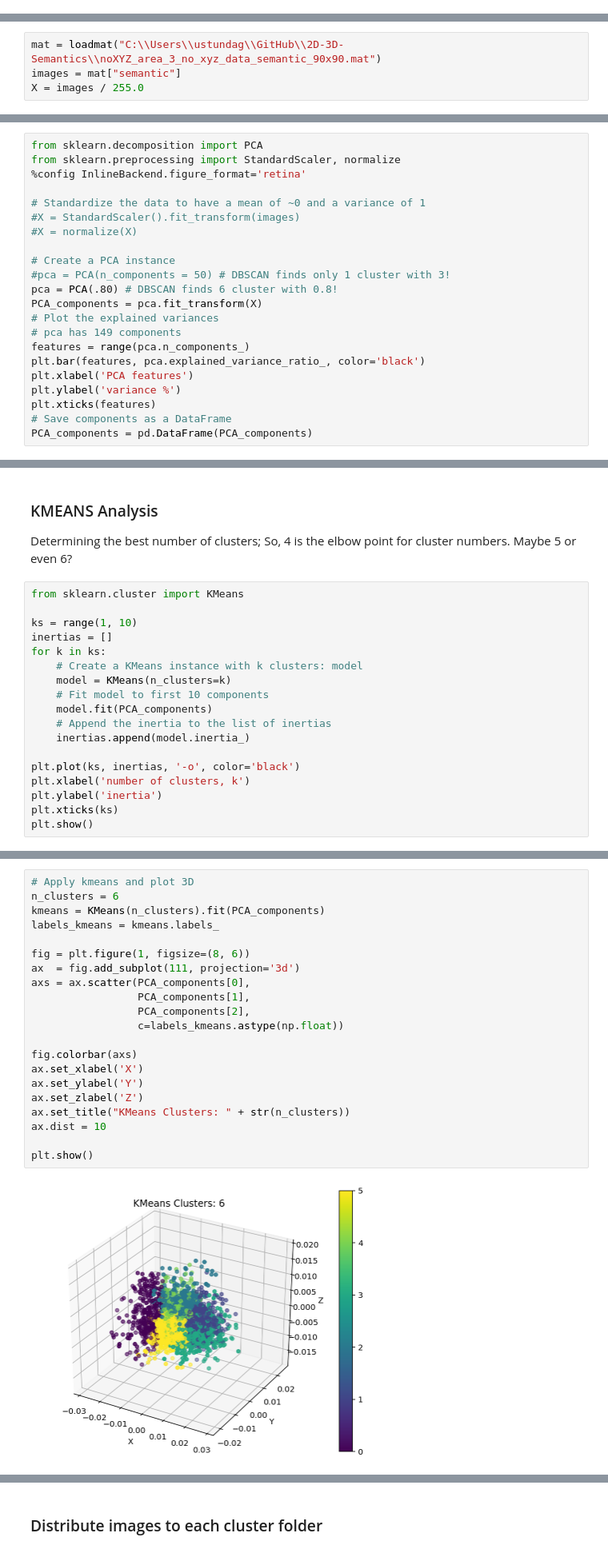
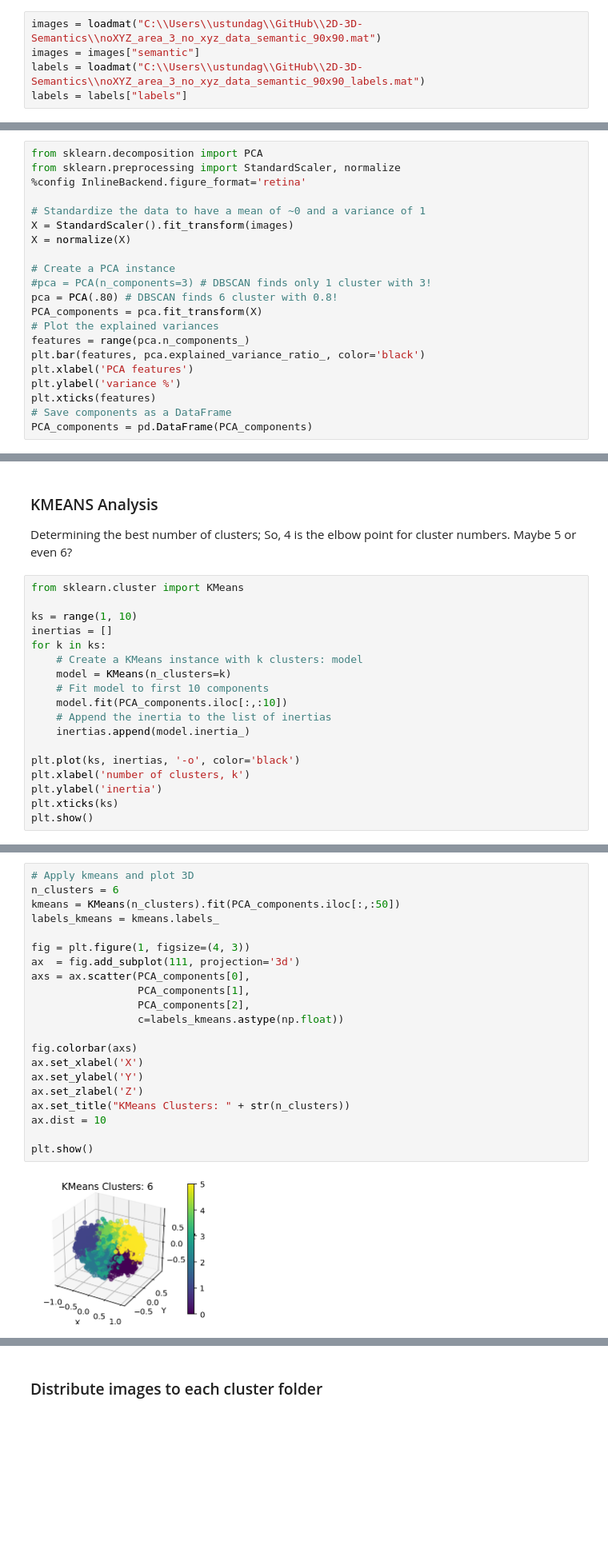
Before and after one commit to ustundag/2D-3D-Semantics, a Jupyter notebook: main_semantic_PCA_KMeans_DBSCAN.ipynb, the cells around one changed output, grey strips where cells are left out. Shown at 80% size. Saved outputs shown, nothing was run; the diff lists cells and outputs as text; blank space fills up the shorter version.

```diff
--- a/main_semantic_PCA_KMeans_DBSCAN.ipynb
+++ b/main_semantic_PCA_KMeans_DBSCAN.ipynb
@@ -42,0 +13,5 @@ def get_room_type(i):
+# %%
+images = loadmat("C:\\Users\\ustundag\\GitHub\\2D-3D-Semantics\\noXYZ_area_3_no_xyz_data_semantic_90x90.mat")
+images = images["semantic"]
+labels = loadmat("C:\\Users\\ustundag\\GitHub\\2D-3D-Semantics\\noXYZ_area_3_no_xyz_data_semantic_90x90_labels.mat")
+labels = labels["labels"]
@@ -64,7 +28,3 @@ save_images()
-# %%
-mat = loadmat("C:\\Users\\ustundag\\GitHub\\2D-3D-Semantics\\noXYZ_area_3_no_xyz_data_semantic_90x90.mat")
-images = mat["semantic"]
-X = images / 255.0
 # %%
 plt.figure(figsize=(8, 8))
 for i in range(4):
@@ -81,15 +41,14 @@ from sklearn.preprocessing import StandardScaler, normalize
 %config InlineBackend.figure_format='retina'
 
 # Standardize the data to have a mean of ~0 and a variance of 1
-#X = StandardScaler().fit_transform(images)
-#X = normalize(X)
+X = StandardScaler().fit_transform(images)
+X = normalize(X)
 
 # Create a PCA instance
-#pca = PCA(n_components = 50) # DBSCAN finds only 1 cluster with 3!
+#pca = PCA(n_components=3) # DBSCAN finds only 1 cluster with 3!
 pca = PCA(.80) # DBSCAN finds 6 cluster with 0.8!
 PCA_components = pca.fit_transform(X)
 # Plot the explained variances
-# pca has 149 components
 features = range(pca.n_components_)
 plt.bar(features, pca.explained_variance_ratio_, color='black')
 plt.xlabel('PCA features')
@@ -111,7 +70,7 @@ for k in ks:
     # Create a KMeans instance with k clusters: model
     model = KMeans(n_clusters=k)
     # Fit model to first 10 components
-    model.fit(PCA_components)
+    model.fit(PCA_components.iloc[:,:10])
     # Append the inertia to the list of inertias
     inertias.append(model.inertia_)
 
@@ -125,23 +84,23 @@ plt.show()
 # %%
 # Apply kmeans and plot 3D
 n_clusters = 6
-kmeans = KMeans(n_clusters).fit(PCA_components)
+kmeans = KMeans(n_clusters).fit(PCA_components.iloc[:,:50])
 labels_kmeans = kmeans.labels_
 
-fig = plt.figure(1, figsize=(8, 6))
+fig = plt.figure(1, figsize=(4, 3))
 ax  = fig.add_subplot(111, projection='3d')
 axs = ax.scatter(PCA_components[0],
                  PCA_components[1],
                  PCA_components[2],
                  c=labels_kmeans.astype(np.float))
 
 fig.colorbar(axs)
 ax.set_xlabel('X')
 ax.set_ylabel('Y')
 ax.set_zlabel('Z')
 ax.set_title("KMeans Clusters: " + str(n_clusters))
 ax.dist = 10
 
 plt.show()
 # %% [output]
-[figure, old version]
+[figure, new version]
```
Also changed, not shown: parts of 16 cells of this notebook, 5 other files.
